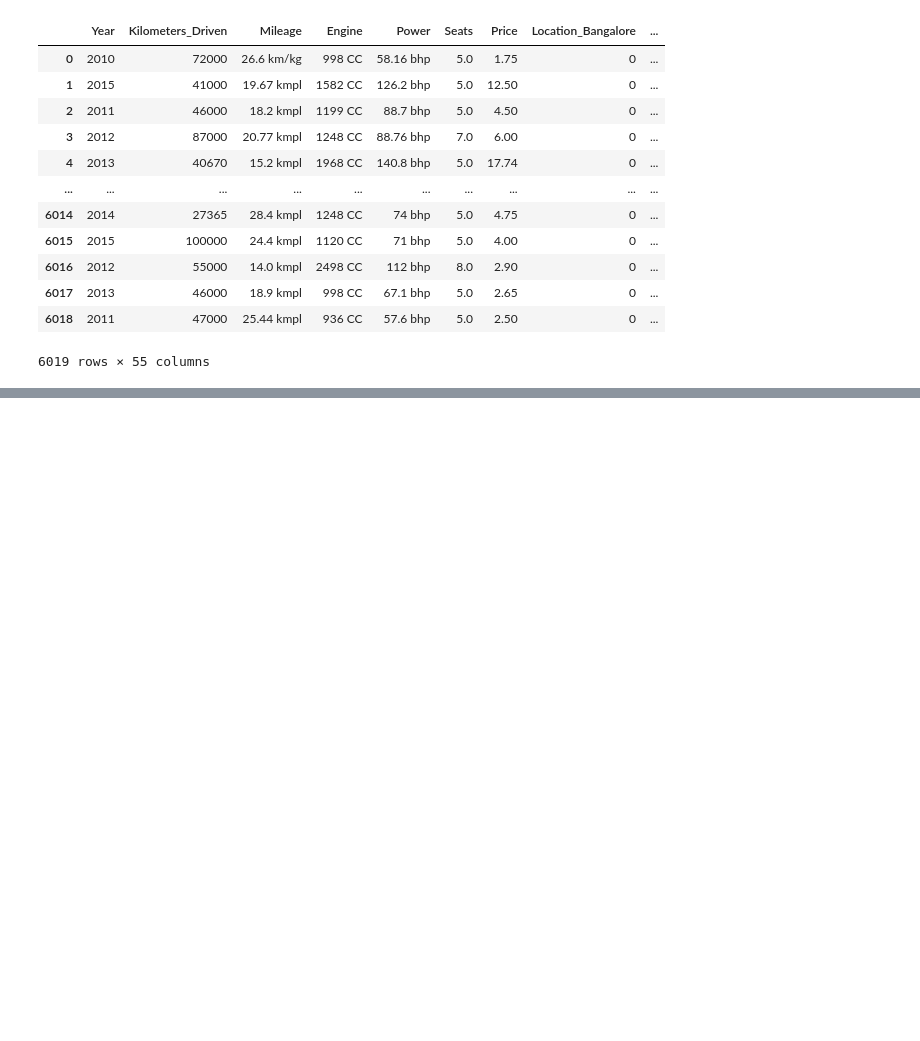
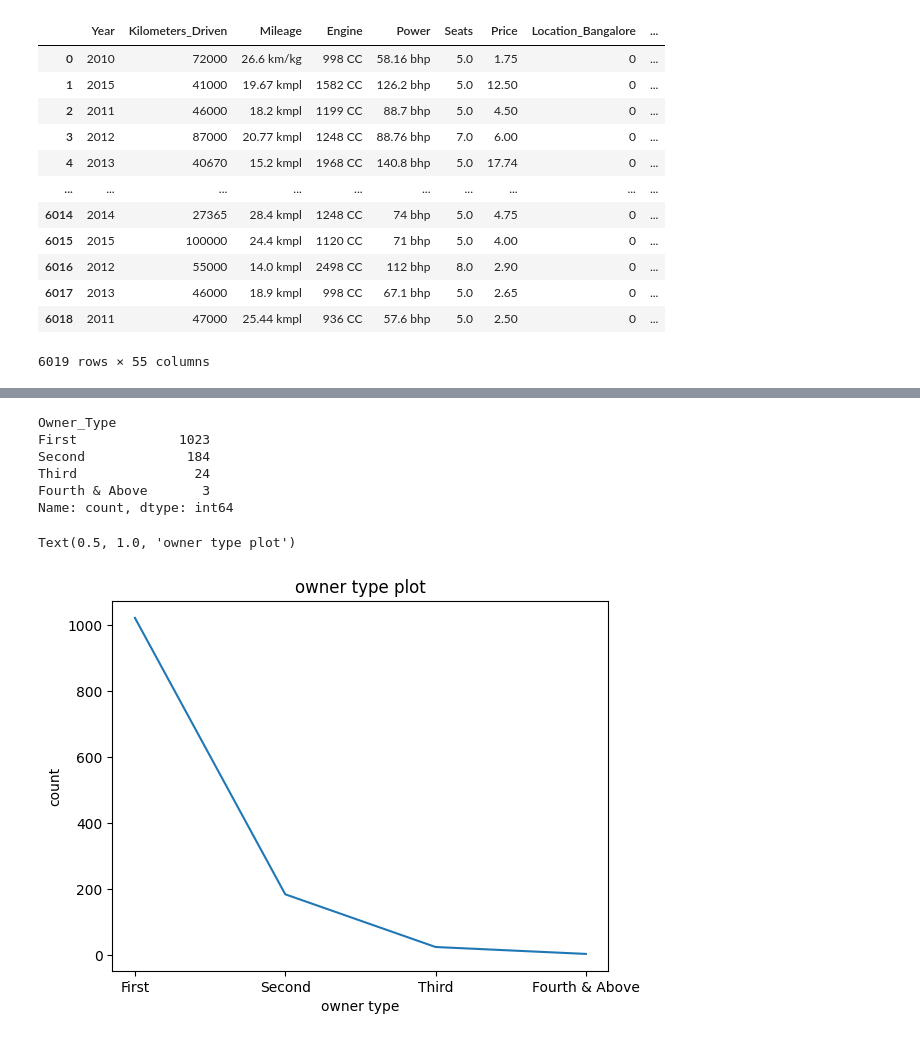
Before and after one commit to shyama0578/machine_learning, a Jupyter notebook: multiple regression/train.ipynb, the cells around one changed output, grey strips where cells are left out. Cells and saved outputs as stored; diff of their text form; code cells hidden in the pictures; blank space fills up the shorter version.

```diff
--- a/multiple regression/train.ipynb
+++ b/multiple regression/train.ipynb
@@ -269,0 +693,18 @@ df2
+# %%
+s1=df3["Owner_Type"].value_counts()
+s1
+# %% [output]
+Owner_Type
+First             1023
+Second             184
+Third               24
+Fourth & Above       3
+Name: count, dtype: int64
+# %%
+plt.plot(s1.index,s1.values)
+plt.xlabel("owner type")
+plt.ylabel("count")
+plt.title("owner type plot")
+# %% [output]
+Text(0.5, 1.0, 'owner type plot')
+[figure, added]
```
Also changed, not shown: parts of 65 cells of this notebook, 4 other files.
